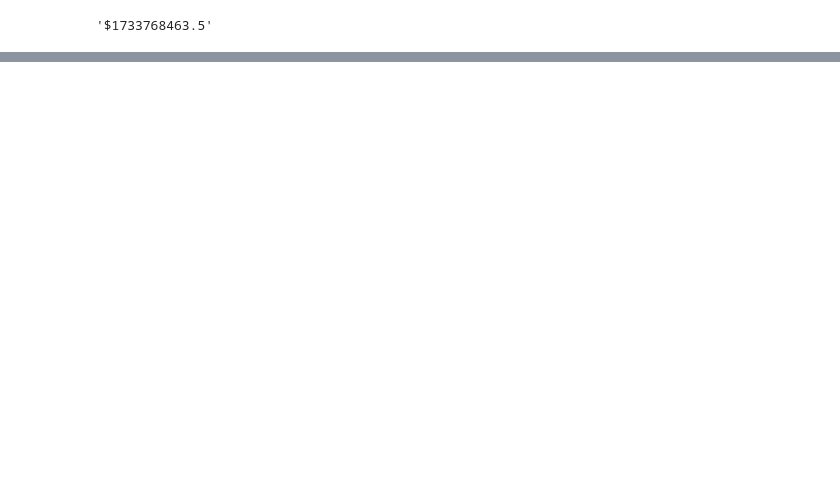
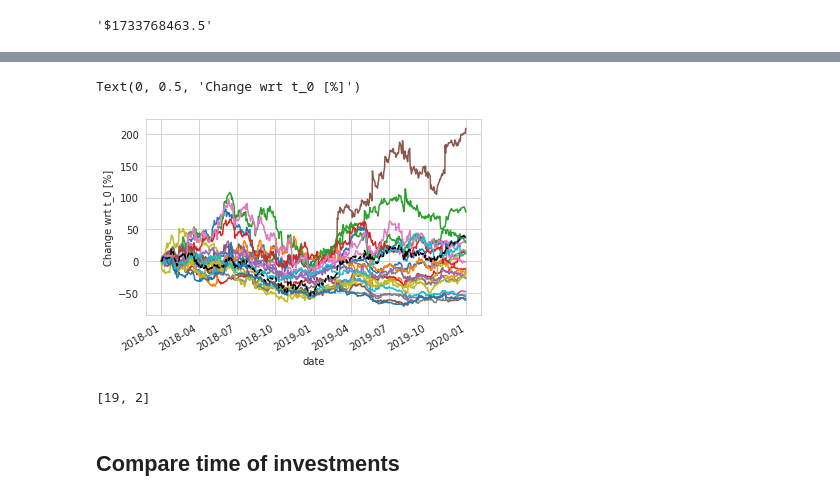
Before and after one commit to nicolasholland/VariousProjects, a Jupyter notebook: investment/EMQQ.ipynb, the cells around one changed output, grey strips where cells are left out. Drawn from its saved outputs; the diff is of its cells as text; code cells hidden in the pictures; blank space fills up the shorter version.

```diff
--- a/investment/EMQQ.ipynb
+++ b/investment/EMQQ.ipynb
@@ -124,0 +182,27 @@ cmap
+# %%
+for _ in df3.columns:
+    df3[_].plot(label=_)
+
+ref = df4.mean(axis=1)
+ref.plot(label="ETF Reference", color="black", linestyle="--")
+
+#plt.legend()
+plt.ylabel("Change wrt t_0 [%]")
+# %% [output]
+Text(0, 0.5, 'Change wrt t_0 [%]')
+[figure, added]
+# %%
+compare = [0,0]
+
+for _ in df3.columns:
+    v = df3[_][-1]
+    if v < ref[-1]:
+        compare[0] += 1
+    else:
+        compare[1] += 1
+
+compare
+# %% [output]
+[19, 2]
+# %% [markdown]
+## Compare time of investments
```
Also changed, not shown: parts of 12 cells of this notebook.
